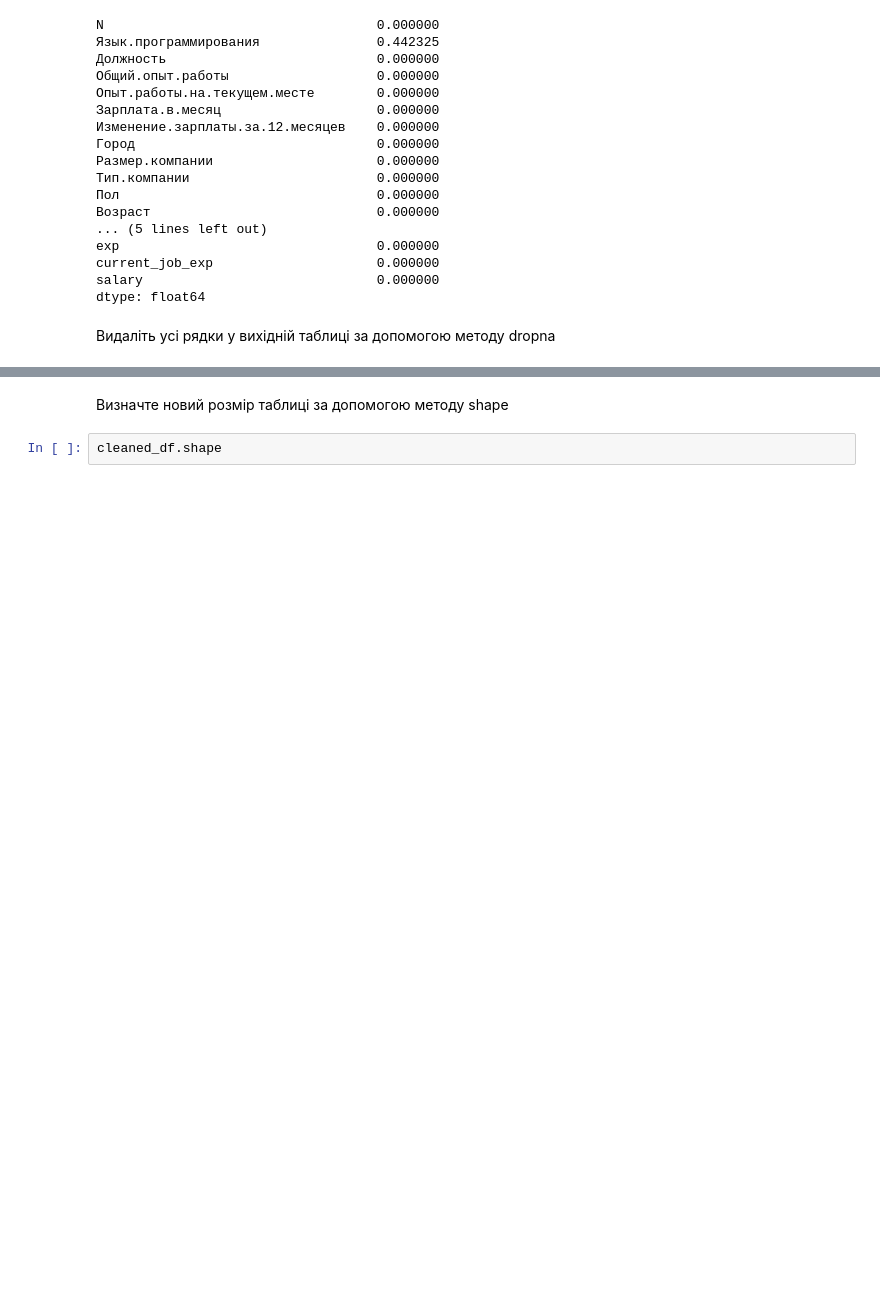
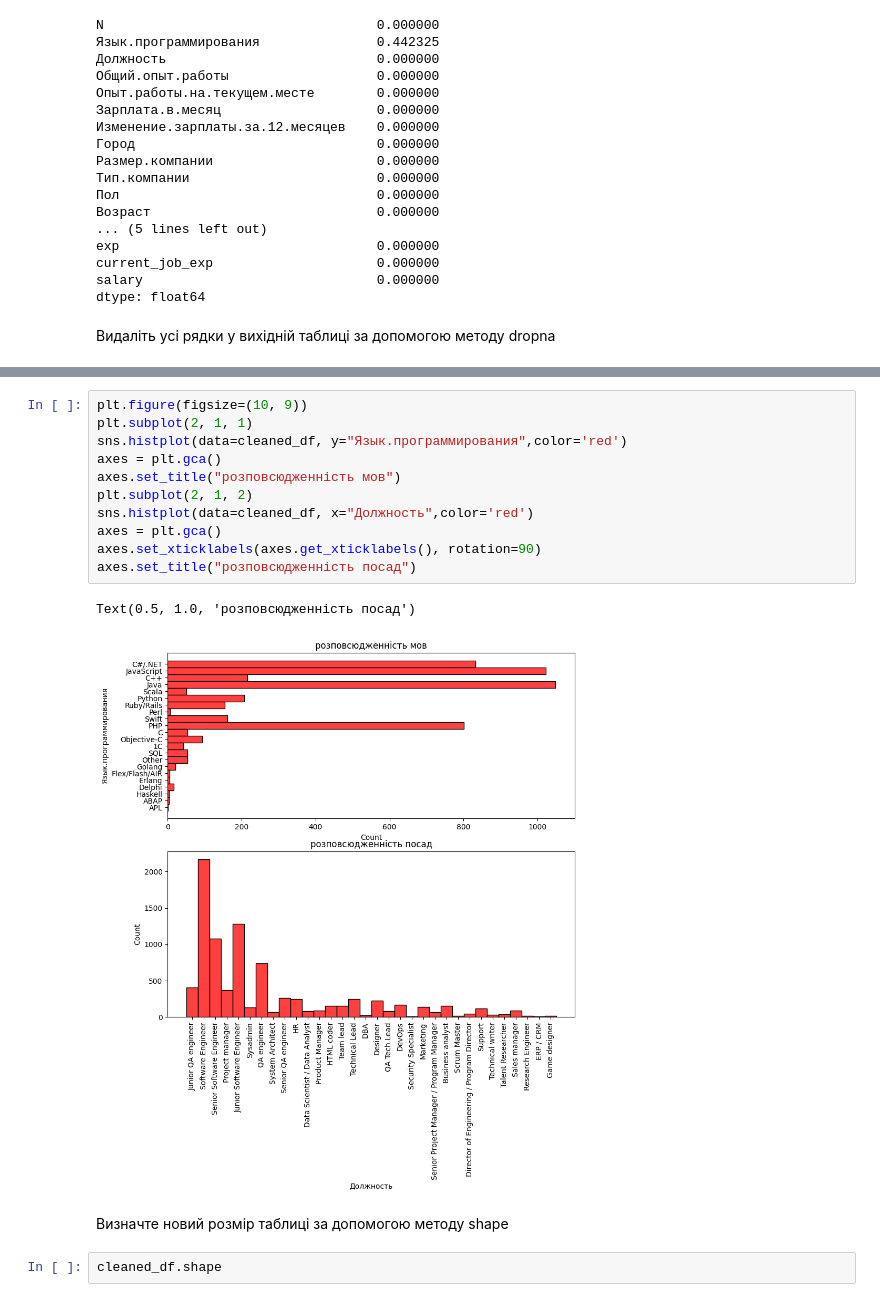
Before and after one commit to Unfeir/DS, a Jupyter notebook: Hw2_2.ipynb, the cells around one changed output, grey strips where cells are left out. Drawn from its saved outputs; the diff is of its cells as text; blank space fills up the shorter version.

```diff
--- a/Hw2_2.ipynb
+++ b/Hw2_2.ipynb
@@ -141,3 +149,17 @@ print(cleaned_df)
+# %%
+plt.figure(figsize=(10, 9))
+plt.subplot(2, 1, 1)
+sns.histplot(data=cleaned_df, y="Язык.программирования",color='red')
+axes = plt.gca()
+axes.set_title("розповсюдженність мов")
+plt.subplot(2, 1, 2)
+sns.histplot(data=cleaned_df, x="Должность",color='red')
+axes = plt.gca()
+axes.set_xticklabels(axes.get_xticklabels(), rotation=90)
+axes.set_title("розповсюдженність посад")
+# %% [output]
+Text(0.5, 1.0, 'розповсюдженність посад')
+[figure, added]
 # %% [markdown]
  Визначте новий розмір таблиці за допомогою методу shape
 # %%
```
Also changed, not shown: parts of 10 cells of this notebook.
